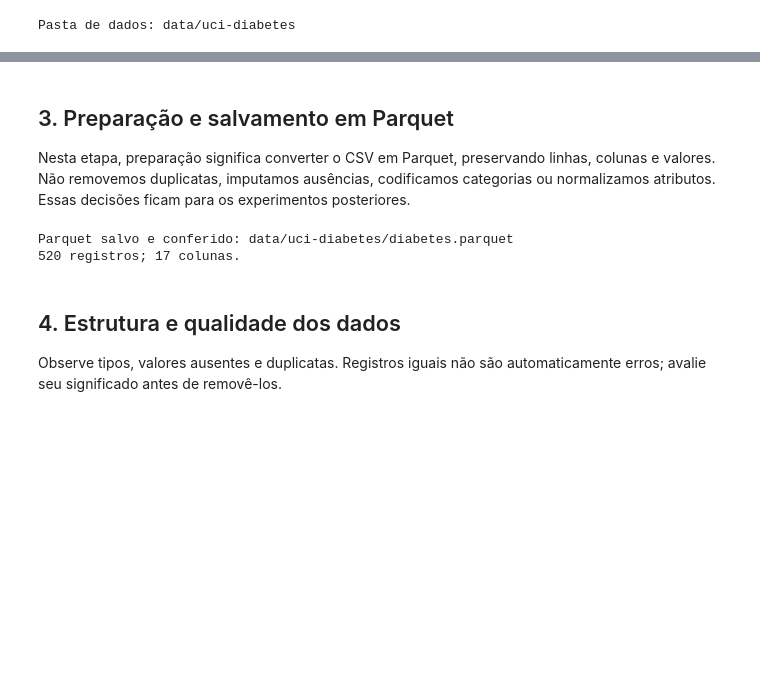
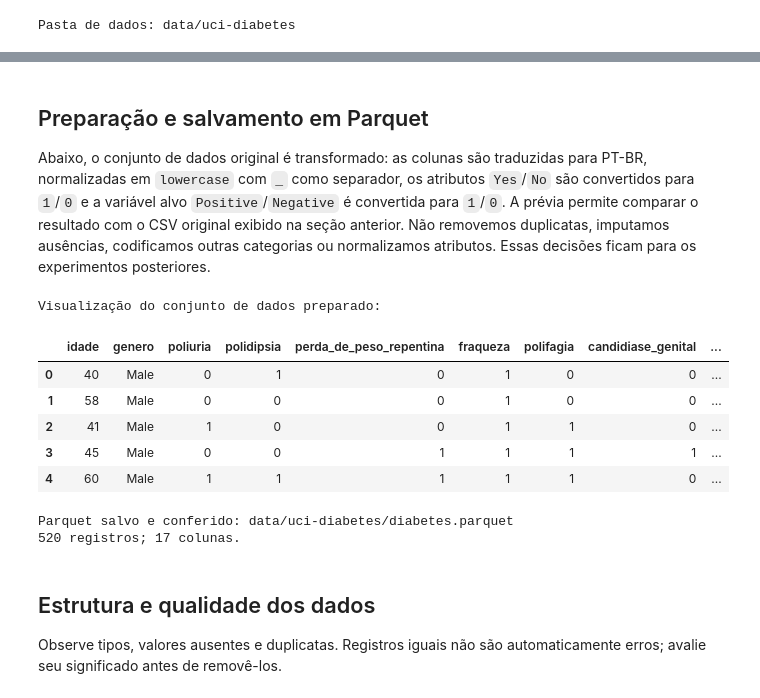
Before and after one commit to lnncrs/DiabetesMellitusPrediction, a Jupyter notebook: ml/notebooks/01-prepare-uci-diabetes.ipynb, the cells around one changed output, grey strips where cells are left out. Cells and saved outputs as stored; diff of their text form; code cells hidden in the pictures; blank space fills up the shorter version.

Commit message:
notebooks atualizados

```diff
--- a/ml/notebooks/01-prepare-uci-diabetes.ipynb
+++ b/ml/notebooks/01-prepare-uci-diabetes.ipynb
@@ -14,0 +24,25 @@ As pastas são criadas automaticamente. O Parquet e os arquivos de origem ficam
+# %%
+from pathlib import Path
+from datetime import datetime, timezone
+import hashlib
+import io
+import json
+import zipfile
+
+import matplotlib.pyplot as plt
+import pandas as pd
+import requests
+import seaborn as sns
+from IPython.display import display
+
+sns.set_theme(style="whitegrid")
+
+
+def find_project_root():
+    """Procura o diretório raiz do projeto."""
+    for candidate in (Path.cwd(), *Path.cwd().parents):
+        if (candidate / "ml" / "pyproject.toml").is_file() and (
+            candidate / "README.md"
+        ).is_file():
+            return candidate
+    raise FileNotFoundError("Abra o notebook dentro deste repositório.")
@@ -99,21 +178,41 @@ Usando o CSV já disponível.
 | 3 | 45 | Male | No | No | Yes | Yes | Yes | Yes | ... |
 | 4 | 60 | Male | Yes | Yes | Yes | Yes | Yes | No | ... |
 # %% [markdown]
-## 3. Preparação e salvamento em Parquet
+## Preparação e salvamento em Parquet
 
-Nesta etapa, preparação significa converter o CSV em Parquet, preservando linhas, colunas e valores. Não removemos duplicatas, imputamos ausências, codificamos categorias ou normalizamos atributos. Essas decisões ficam para os experimentos posteriores.
+Abaixo, o conjunto de dados original é transformado: as colunas são traduzidas para PT-BR, normalizadas em `lowercase` com `_` como separador, os atributos `Yes`/`No` são convertidos para `1`/`0` e a variável alvo `Positive`/`Negative` é convertida para `1`/`0`. A prévia permite comparar o resultado com o CSV original exibido na seção anterior. Não removemos duplicatas, imputamos ausências, codificamos outras categorias ou normalizamos atributos. Essas decisões ficam para os experimentos posteriores.
 # %%
+for column in YES_NO_COLUMNS:
+    if data[column].isna().any() or set(data[column].unique()) != set(YES_NO_VALUES):
+        raise ValueError(f"A coluna {column!r} contém valores ausentes ou inesperados.")
+
+data = data.rename(columns=COLUMN_TRANSLATIONS)
+yes_no_columns = [COLUMN_TRANSLATIONS[column] for column in YES_NO_COLUMNS]
+data[yes_no_columns] = data[yes_no_columns].replace(YES_NO_VALUES).astype("int8")
+data[TARGET] = data[TARGET].replace(TARGET_VALUES).astype("int8")
+
+print("Visualização do conjunto de dados preparado:")
+display(data.head())
+
 temporary_parquet = PARQUET_PATH.with_suffix(".parquet.part")
 data.to_parquet(temporary_parquet, engine="pyarrow", index=False)
 restored = pd.read_parquet(temporary_parquet, engine="pyarrow")
 pd.testing.assert_frame_equal(data, restored)
 temporary_parquet.replace(PARQUET_PATH)
+
 print(f"Parquet salvo e conferido: {PARQUET_PATH.relative_to(PROJECT_ROOT).as_posix()}")
 print(f"{len(data):,} registros; {len(data.columns)} colunas.")
 # %% [output]
-Parquet salvo e conferido: data/uci-diabetes/diabetes.parquet
-520 registros; 17 colunas.
+Visualização do conjunto de dados preparado:
+|  | idade | genero | poliuria | polidipsia | perda_de_peso_repentina | fraqueza | polifagia | candidiase_genital | ... |
+| 0 | 40 | Male | 0 | 1 | 0 | 1 | 0 | 0 | ... |
+| 1 | 58 | Male | 0 | 0 | 0 | 1 | 0 | 0 | ... |
+| 2 | 41 | Male | 1 | 0 | 0 | 1 | 1 | 0 | ... |
+| 3 | 45 | Male | 0 | 0 | 1 | 1 | 1 | 1 | ... |
+| 4 | 60 | Male | 1 | 1 | 1 | 1 | 1 | 0 | ... |
+Parquet salvo e conferido: data/uci-diabetes/diabetes.parquet
+520 registros; 17 colunas.
 # %% [markdown]
-## 4. Estrutura e qualidade dos dados
+## Estrutura e qualidade dos dados
 
 Observe tipos, valores ausentes e duplicatas. Registros iguais não são automaticamente erros; avalie seu significado antes de removê-los.
```
Also changed, not shown: parts of 20 cells of this notebook, 3 other files.
